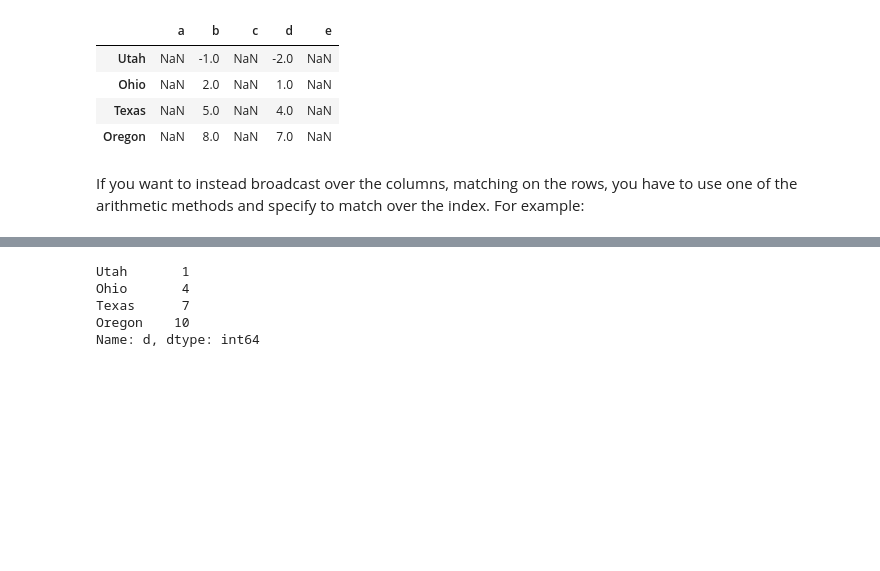
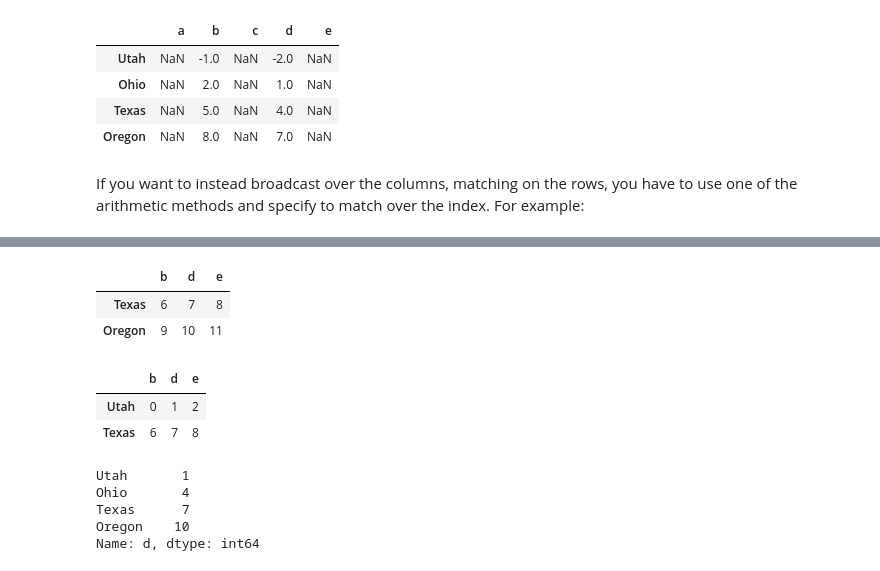
Before and after one commit to navneet-srivastava/python-data-analysis, a Jupyter notebook: pandas_tut.ipynb, the cells around one changed output, grey strips where cells are left out. Saved outputs shown, nothing was run; the diff lists cells and outputs as text; code cells hidden in the pictures; blank space fills up the shorter version.

Commit message:
Expand pandas tutorial with indexing table and DataFrame-Series alignment notes.
Co-authored-by: Cursor <cursoragent@cursor.com>

```diff
--- a/pandas_tut.ipynb
+++ b/pandas_tut.ipynb
@@ -1578,6 +1602,18 @@ Flushing oldest 200 entries.
 | Ohio | 3 | 4 | 5 |
 | Texas | 6 | 7 | 8 |
 | Oregon | 9 | 10 | 11 |
+# %%
+frame[frame.b > 4]
+# %% [output]
+|  | b | d | e |
+| Texas | 6 | 7 | 8 |
+| Oregon | 9 | 10 | 11 |
+# %%
+frame[[True,False,True,False]]
+# %% [output]
+|  | b | d | e |
+| Utah | 0 | 1 | 2 |
+| Texas | 6 | 7 | 8 |
 # %%
 series3 = frame["d"]
 series3
```
Also changed, not shown: parts of 14 cells of this notebook.
